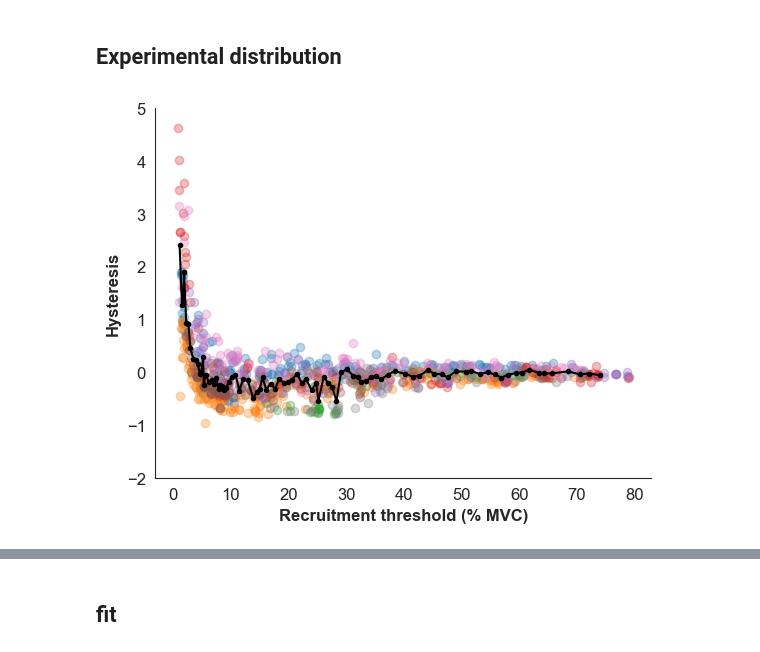
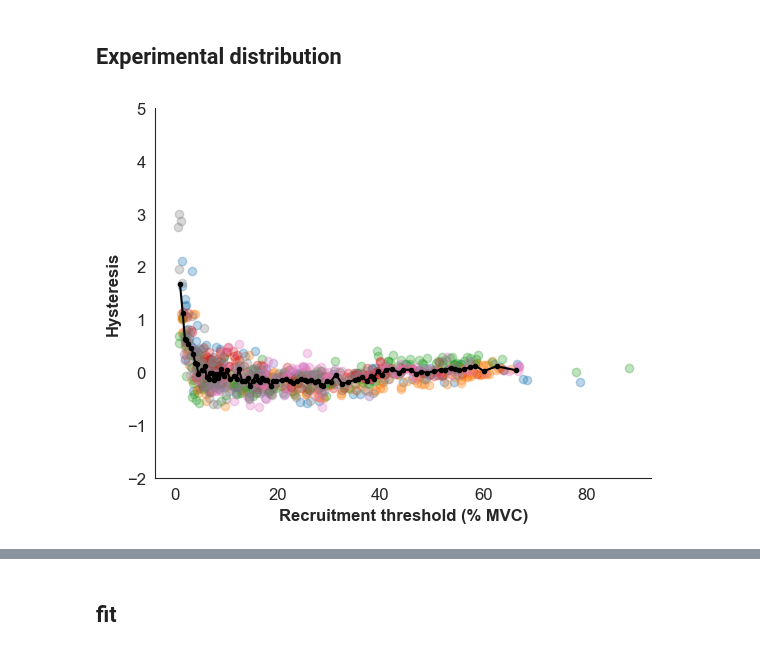
Before and after one commit to natmtc/flexible-motoneuron-control, a Jupyter notebook: Data_Analysis_Model.ipynb, the cells around one changed output, grey strips where cells are left out. Drawn from its saved outputs; the diff is of its cells as text; code cells hidden in the pictures.

```diff
--- a/Data_Analysis_Model.ipynb
+++ b/Data_Analysis_Model.ipynb
@@ -128,15 +128,23 @@ def process_data(file_path):
     df['zscore'] = zscore(df['hysteresis'])
     return df[df['zscore'].abs() <= 3]
 
-df1 = process_data('/Users/nmt121/Desktop/Repositories/Motoneuron_Model/Data_MN_Model/csv_subjects/S1.csv')
-df2 = process_data('/Users/nmt121/Desktop/Repositories/Motoneuron_Model/Data_MN_Model/csv_subjects/S2.csv')
-df3 = process_data('/Users/nmt121/Desktop/Repositories/Motoneuron_Model/Data_MN_Model/csv_subjects/S3.csv')
-df4 = process_data('/Users/nmt121/Desktop/Repositories/Motoneuron_Model/Data_MN_Model/csv_subjects/S4.csv')
-df5 = process_data('/Users/nmt121/Desktop/Repositories/Motoneuron_Model/Data_MN_Model/csv_subjects/S5_.csv')
-df6 = process_data('/Users/nmt121/Desktop/Repositories/Motoneuron_Model/Data_MN_Model/csv_subjects/S6.csv')
-df7 = process_data('/Users/nmt121/Desktop/Repositories/Motoneuron_Model/Data_MN_Model/csv_subjects/S7.csv')
-df8 = process_data('/Users/nmt121/Desktop/Repositories/Motoneuron_Model/Data_MN_Model/csv_subjects/S8.csv')
+# df1 = process_data('/Users/nmt121/Desktop/Repositories/Motoneuron_Model/Data_MN_Model/csv_subjects/S1.csv')
+# df2 = process_data('/Users/nmt121/Desktop/Repositories/Motoneuron_Model/Data_MN_Model/csv_subjects/S2.csv')
+# df3 = process_data('/Users/nmt121/Desktop/Repositories/Motoneuron_Model/Data_MN_Model/csv_subjects/S3.csv')
+# df4 = process_data('/Users/nmt121/Desktop/Repositories/Motoneuron_Model/Data_MN_Model/csv_subjects/S4.csv')
+# df5 = process_data('/Users/nmt121/Desktop/Repositories/Motoneuron_Model/Data_MN_Model/csv_subjects/S5_.csv')
+# df6 = process_data('/Users/nmt121/Desktop/Repositories/Motoneuron_Model/Data_MN_Model/csv_subjects/S6.csv')
+# df7 = process_data('/Users/nmt121/Desktop/Repositories/Motoneuron_Model/Data_MN_Model/csv_subjects/S7.csv')
+# df8 = process_data('/Users/nmt121/Desktop/Repositories/Motoneuron_Model/Data_MN_Model/csv_subjects/S8.csv')
 
+df1 = process_data('/Users/nmt121/Desktop/Repositories/Motoneuron_Model/Data_MN_Model/csv_subjects/S1KE.csv')
+df2 = process_data('/Users/nmt121/Desktop/Repositories/Motoneuron_Model/Data_MN_Model/csv_subjects/S2KE.csv')
+df3 = process_data('/Users/nmt121/Desktop/Repositories/Motoneuron_Model/Data_MN_Model/csv_subjects/S3KE.csv')
+df4 = process_data('/Users/nmt121/Desktop/Repositories/Motoneuron_Model/Data_MN_Model/csv_subjects/S4KE.csv')
+df5 = process_data('/Users/nmt121/Desktop/Repositories/Motoneuron_Model/Data_MN_Model/csv_subjects/S5KE.csv')
+df6 = process_data('/Users/nmt121/Desktop/Repositories/Motoneuron_Model/Data_MN_Model/csv_subjects/S6KE.csv')
+df7 = process_data('/Users/nmt121/Desktop/Repositories/Motoneuron_Model/Data_MN_Model/csv_subjects/S7KE.csv')
+df8 = process_data('/Users/nmt121/Desktop/Repositories/Motoneuron_Model/Data_MN_Model/csv_subjects/S8KE.csv')
 
 all_values_hysteresis=np.concatenate([df["hysteresis"] for df in [df1, df2, df3, df4, df5, df6, df7, df8]])
 all_values_recr= np.concatenate([df.iloc[:, 0] for df in [df1, df2, df3, df4, df5, df6, df7, df8]])
@@ -154,31 +162,31 @@ binned_hyst_var = [np.var(vals[i:i+d]) for i in range(0, len(vals), d) if i+d <=
 
 binned_force = [np.mean(vals_force[i:i+d]) for i in range(0, len(vals_force), d) if i+d <= len(vals_force)]
 
 
 plt.scatter(df1.iloc[:, 0], df1['hysteresis'], alpha=0.3, label='S1')
 plt.scatter(df2.iloc[:, 0], df2['hysteresis'], alpha=0.3, label='S2')
 plt.scatter(df3.iloc[:, 0], df3['hysteresis'], alpha=0.3, label='S3')
 plt.scatter(df4.iloc[:, 0], df4['hysteresis'], alpha=0.3, label='S4')
 plt.scatter(df5.iloc[:, 0], df5['hysteresis'], alpha=0.3, label='S5')
 plt.scatter(df6.iloc[:, 0], df6['hysteresis'], alpha=0.3, label='S6')
 plt.scatter(df7.iloc[:, 0], df7['hysteresis'], alpha=0.3, label='S7')
 plt.scatter(df8.iloc[:, 0], df8['hysteresis'], alpha=0.3, label='S8')
 
 
 plt.plot(binned_force,binned_hyst, '.-', color='black')#label='Evolving Mean')
 
 
 #######
 plt.ylim(-2, 5)
 # plt.title('Experimental Hysteresis', fontsize=16, fontweight='bold')
 plt.xlabel('Recruitment threshold (% MVC)', fontsize=12, fontweight='bold')
 plt.ylabel('Hysteresis', fontsize=12, fontweight='bold')
 
 # plt.ylabel('Force(Derecruitment)/Force(Recruitment) - 1', fontsize=12, fontweight='bold')
 # plt.legend()
 
 sns.despine()
 
 plt.show()
 # %% [output]
-[figure, old version]
+[figure, new version]
```
Also changed, not shown: parts of 4 cells of this notebook, 6 other files.
